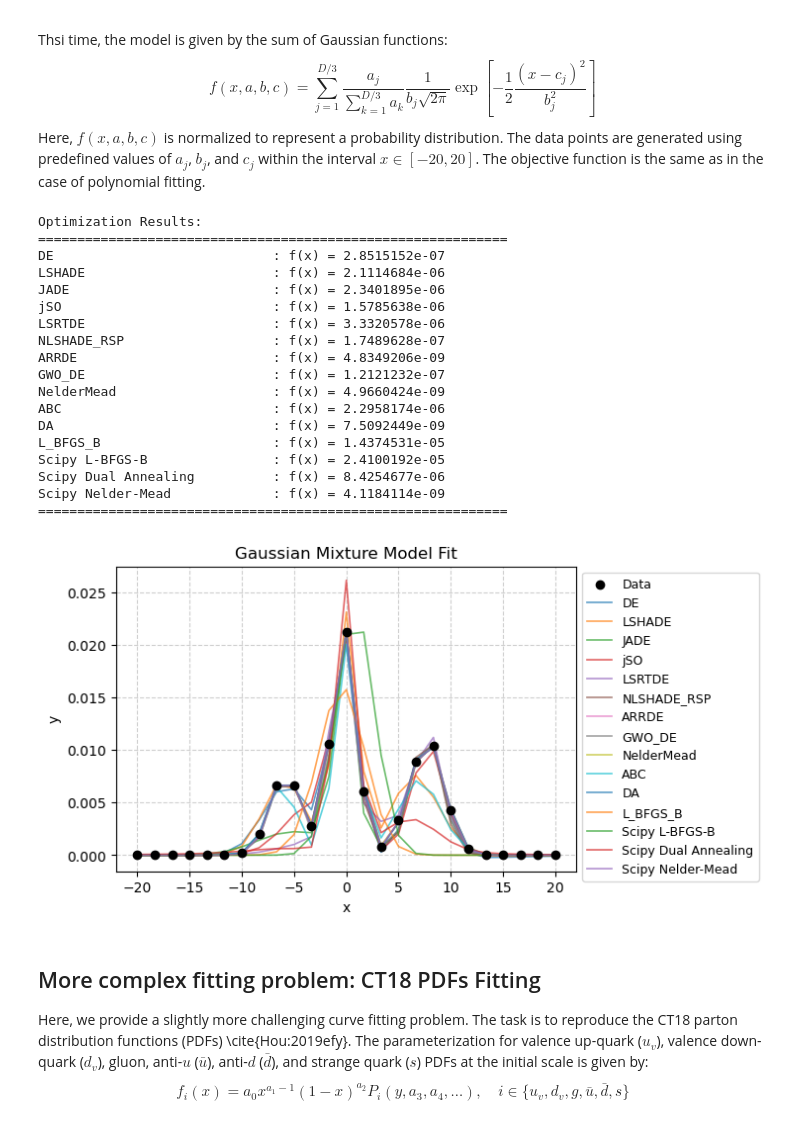
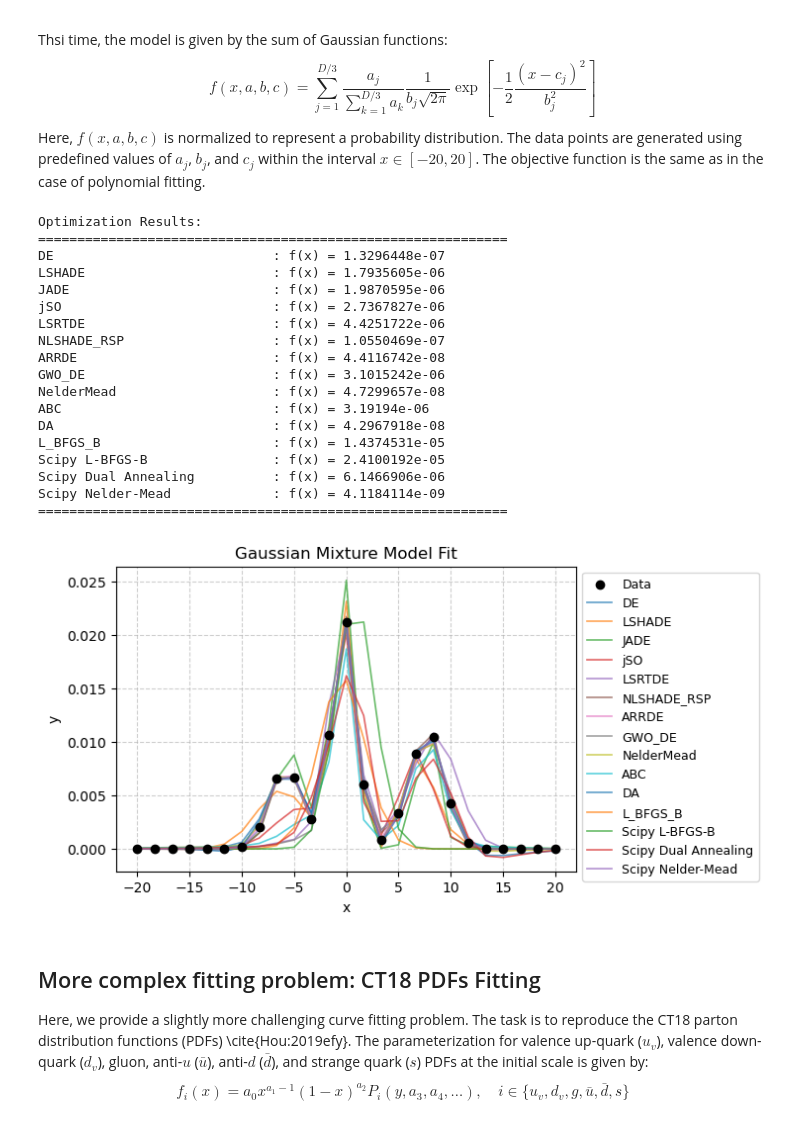
Before and after one commit to khoirulmuzakka/Minion, a Jupyter notebook: docs/source/minionpy/minimizer.ipynb, the cells around one changed output. Cells and saved outputs as stored; diff of their text form; code cells hidden in the pictures.

```diff
--- a/docs/source/minionpy/minimizer.ipynb
+++ b/docs/source/minionpy/minimizer.ipynb
@@ -381,7 +382,7 @@ p_parallel = mpy.Process_Parallel(8, Objective, 0.2)
 
 #You can test the vectorization as follows :
 start = time.time()
-X = np.random.rand(8, 10) #randomly creates 6 vectors of dimension 8
+X = np.random.rand(8, 6) #randomly creates 6 vectors of dimension 8
 res = p_parallel(X)
 print("Vectorization using Process_Parallel : \n\t", res)
 print("Elapsed  : ", time.time()-start, "\n")
@@ -407,7 +408,7 @@ True
 # %%
 dimension = 8 #set dimension of the problem
 maxevals = 1000 #number of function calls
-x0 = [3.0]*dimension # initial guess
+x0 = [[3.0]*dimension] # initial guess
 bounds = [(-10, 10)]*dimension
 algo = "ARRDE"
 
@@ -462,7 +463,7 @@ def test_optimization(func, bounds, dimension, func_name, Nmaxeval, seed):
     }
 
     bounds_list = [bounds] * dimension
-    x0 = [0.0 for _ in range(dimension)]
+    x0 = [[0.0 for _ in range(dimension)]]
 
     print(f"\nRunning optimization for {func_name} (Dimension: {dimension})")
     print("=" * 60)
@@ -472,9 +473,10 @@ def test_optimization(func, bounds, dimension, func_name, Nmaxeval, seed):
             func, bounds_list, x0=x0, relTol=0.0, algo=algo,
             maxevals=Nmaxeval, callback=None, seed=seed,
             options={
-                "population_size"   : 0,
+                "population_size"   : 2*dimension,
                 "func_noise_ratio"  :  0.0,
-                "N_points_derivative": 1
+                "N_points_derivative": 1,
+                "bound_strategy" : "none"
                 }
         ).optimize()
         result[algo] = res.fun
@@ -485,8 +487,8 @@ def test_optimization(func, bounds, dimension, func_name, Nmaxeval, seed):
 
     # SciPy Optimizers
     scipy_algorithms = [
-        ("Scipy L-BFGS-B", minimize, {"x0": x0, "method": "L-BFGS-B", "options": {"maxfun": Nmaxeval}, "bounds": bounds_list}),
-        ("Scipy DA", dual_annealing, {"bounds": bounds_list, "maxfun": Nmaxeval, "no_local_search": False, "x0": x0}),
+        ("Scipy L-BFGS-B", minimize, {"x0": x0[0], "method": "L-BFGS-B", "options": {"maxfun": Nmaxeval}, "bounds": bounds_list}),
+        ("Scipy DA", dual_annealing, {"bounds": bounds_list, "maxfun": Nmaxeval, "no_local_search": False, "x0": x0[0]}),
     ]
 
     for name, func_opt, kwargs in scipy_algorithms:
@@ -521,10 +523,10 @@ algos = [
     "JADE", "ARRDE", "ABC", "NelderMead", "DA", "L_BFGS_B"
 ]
 
-Nmaxeval = 30000  # Maximum number of function evaluations
-dimension = 30
+Nmaxeval = 5000  # Maximum number of function evaluations
+dimension = 20
 NRuns = 1  # Number of repetitions
-year = 2017  # CEC benchmark year
+year = 2022  # CEC benchmark year
 
 # Function numbers for each CEC year
 func_numbers_dict = {
@@ -620,7 +622,7 @@ algos = [
 plt.figure(figsize=(6, 4))
 plt.scatter(x_data, y_data, label="Data Points", color="black", marker="o", zorder=3)
 
-x0 = [0.0 for _ in range(dimension)]
+x0 = [[0.0 for _ in range(dimension)]]
 
 print("\nOptimization Results:")
 print("=" * 50)
@@ -641,9 +643,9 @@ for algo in algos:
 
 # Run SciPy Optimizers
 scipy_algorithms = [
-    ("Scipy Dual Annealing (DA)", dual_annealing, {"bounds": bounds, "maxfun": Nmaxeval, "no_local_search": False}),
-    ("Scipy L-BFGS-B", minimize, {"x0": x0, "bounds": bounds, "method": "L-BFGS-B", "options": {"maxfun": Nmaxeval}}),
-    ("Scipy Nelder-Mead", minimize, {"x0": x0, "bounds": bounds, "method": "Nelder-Mead", "options": {"maxfev": Nmaxeval, "adaptive": True}}),
+    ("Scipy Dual Annealing (DA)", dual_annealing, {"bounds": bounds, "maxfun": Nmaxeval, "no_local_search": False, "x0": x0[0]}),
+    ("Scipy L-BFGS-B", minimize, {"x0": x0[0], "bounds": bounds, "method": "L-BFGS-B", "options": {"maxfun": Nmaxeval}}),
+    ("Scipy Nelder-Mead", minimize, {"x0": x0[0], "bounds": bounds, "method": "Nelder-Mead", "options": {"maxfev": Nmaxeval, "adaptive": True}}),
 ]
 
 for name, func_opt, kwargs in scipy_algorithms:
@@ -754,7 +756,7 @@ algos = [
     "ARRDE", "GWO_DE", "NelderMead", "ABC", "DA", "L_BFGS_B"
 ]
 
-x0 = [1.0 for _ in range(dimension)]
+x0 = [[1.0 for _ in range(dimension)]]
 
 # Step 4: Minimize the Objective Function and Plot Results
 plt.figure(figsize=(6, 4))
@@ -774,49 +776,49 @@ for algo in algos:
     print(f"{algo:<30}: f(x) = {res.fun:<20.8g}")
     plt.plot(x_data, gmm_model(x_data, res.x), label=algo, linewidth=1.2, alpha=0.7)
 
 # Run SciPy Optimizers
 scipy_algorithms = [
-    ("Scipy L-BFGS-B", minimize, {"x0": x0, "bounds": bounds, "method": "L-BFGS-B", "options": {"maxfun": Nmaxeval}}),
-    ("Scipy Dual Annealing", dual_annealing, {"bounds": bounds, "maxfun": Nmaxeval, "no_local_search": False}),
-    ("Scipy Nelder-Mead", minimize, {"x0": x0, "method": "Nelder-Mead", "options": {"maxfev": Nmaxeval, "adaptive": True}}),
+    ("Scipy L-BFGS-B", minimize, {"x0": x0[0], "bounds": bounds, "method": "L-BFGS-B", "options": {"maxfun": Nmaxeval}}),
+    ("Scipy Dual Annealing", dual_annealing, {"x0": x0[0],"bounds": bounds, "maxfun": Nmaxeval, "no_local_search": False}),
+    ("Scipy Nelder-Mead", minimize, {"x0": x0[0], "method": "Nelder-Mead", "options": {"maxfev": Nmaxeval, "adaptive": True}}),
 ]
 
 for name, func_opt, kwargs in scipy_algorithms:
     res = func_opt(objective_function, **kwargs)
     print(f"{name:<30}: f(x) = {res.fun:<20.8g}")
     plt.plot(x_data, gmm_model(x_data, res.x), label=name, linewidth=1.2, alpha=0.7)
 
 print("=" * 60)
 
 # Plot Formatting
 plt.legend(loc="upper left", bbox_to_anchor=(1, 1), fontsize=9)
 plt.title("Gaussian Mixture Model Fit")
 plt.xlabel("x")
 plt.ylabel("y")
 plt.grid(True, linestyle="--", alpha=0.6)
 plt.show()
 
 executor.shutdown()
 # %% [output]
 Optimization Results:
 ============================================================
-DE                            : f(x) = 2.8515152e-07
-LSHADE                        : f(x) = 2.1114684e-06
-JADE                          : f(x) = 2.3401895e-06
-jSO                           : f(x) = 1.5785638e-06
-LSRTDE                        : f(x) = 3.3320578e-06
-NLSHADE_RSP                   : f(x) = 1.7489628e-07
-ARRDE                         : f(x) = 4.8349206e-09
-GWO_DE                        : f(x) = 1.2121232e-07
-NelderMead                    : f(x) = 4.9660424e-09
-ABC                           : f(x) = 2.2958174e-06
-DA                            : f(x) = 7.5092449e-09
+DE                            : f(x) = 1.3296448e-07
+LSHADE                        : f(x) = 1.7935605e-06
+JADE                          : f(x) = 1.9870595e-06
+jSO                           : f(x) = 2.7367827e-06
+LSRTDE                        : f(x) = 4.4251722e-06
+NLSHADE_RSP                   : f(x) = 1.0550469e-07
+ARRDE                         : f(x) = 4.4116742e-08
+GWO_DE                        : f(x) = 3.1015242e-06
+NelderMead                    : f(x) = 4.7299657e-08
+ABC                           : f(x) = 3.19194e-06
+DA                            : f(x) = 4.2967918e-08
 L_BFGS_B                      : f(x) = 1.4374531e-05
 Scipy L-BFGS-B                : f(x) = 2.4100192e-05
-Scipy Dual Annealing          : f(x) = 8.4254677e-06
+Scipy Dual Annealing          : f(x) = 6.1466906e-06
 Scipy Nelder-Mead             : f(x) = 4.1184114e-09
 ============================================================
-[figure, old version]
+[figure, new version]
 # %% [markdown]
 ## More complex fitting problem: CT18 PDFs Fitting
 
```
Also changed, not shown: parts of 13 cells of this notebook, 26 other files.
